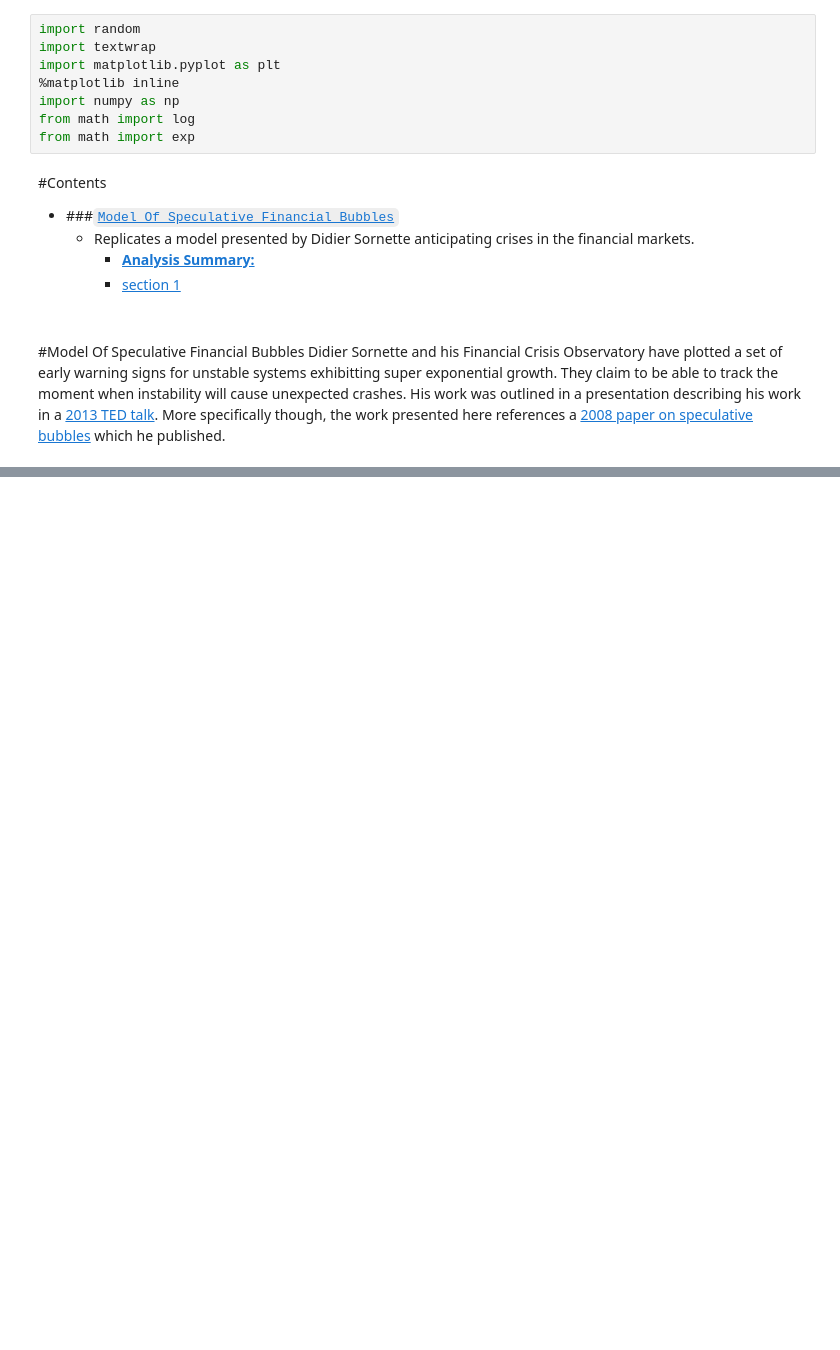
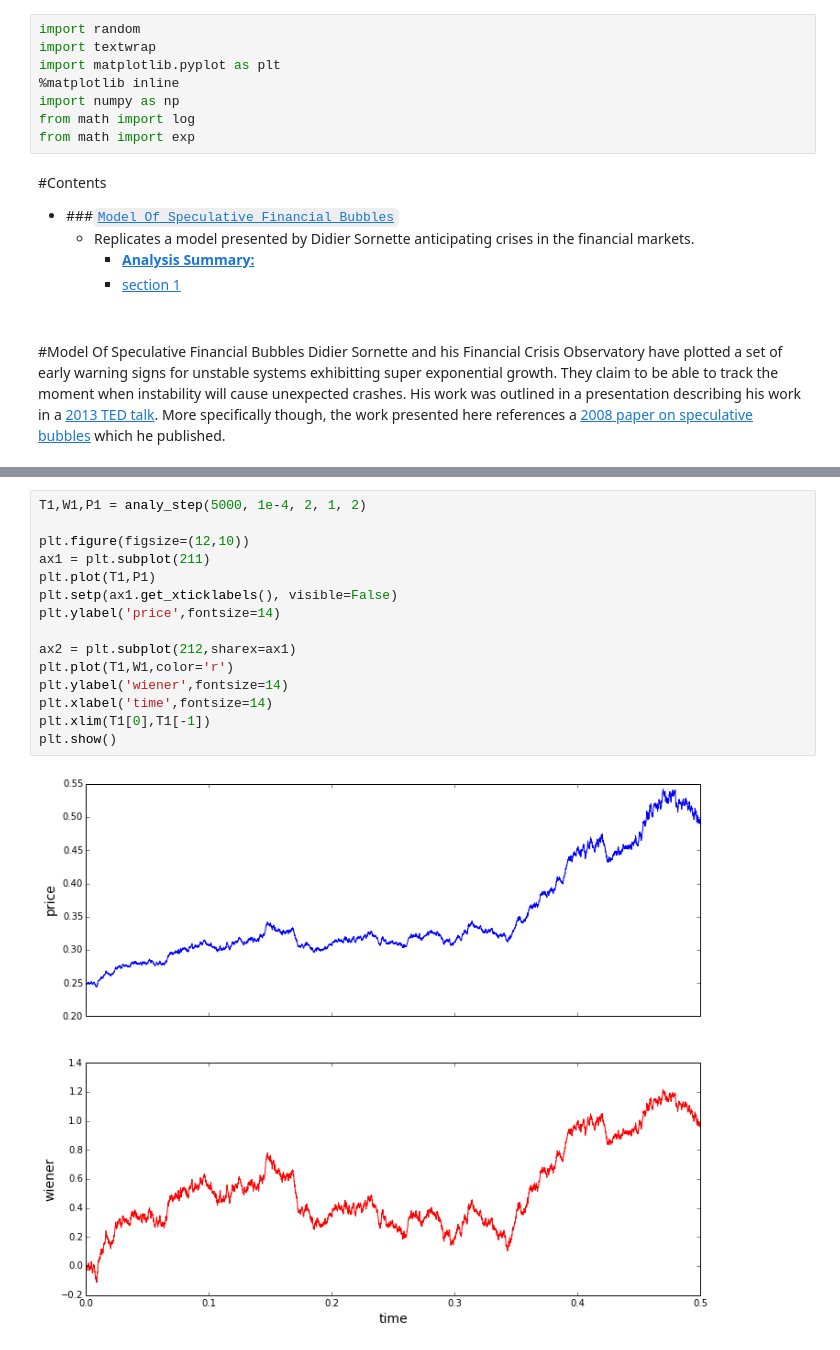
Before and after one commit to rmorshea/quantfi, a Jupyter notebook: SornetteModel.ipynb, the cells around one changed output, grey strips where cells are left out. Cells and saved outputs as stored; diff of their text form; blank space fills up the shorter version.

```diff
--- a/SornetteModel.ipynb
+++ b/SornetteModel.ipynb
@@ -78,0 +73,17 @@ plt.show()
+# %%
+T1,W1,P1 = analy_step(5000, 1e-4, 2, 1, 2)
+
+plt.figure(figsize=(12,10))
+ax1 = plt.subplot(211)
+plt.plot(T1,P1)
+plt.setp(ax1.get_xticklabels(), visible=False)
+plt.ylabel('price',fontsize=14)
+
+ax2 = plt.subplot(212,sharex=ax1)
+plt.plot(T1,W1,color='r')
+plt.ylabel('wiener',fontsize=14)
+plt.xlabel('time',fontsize=14)
+plt.xlim(T1[0],T1[-1])
+plt.show()
+# %% [output]
+[figure, added]
```
Also changed, not shown: parts of 2 cells of this notebook.
